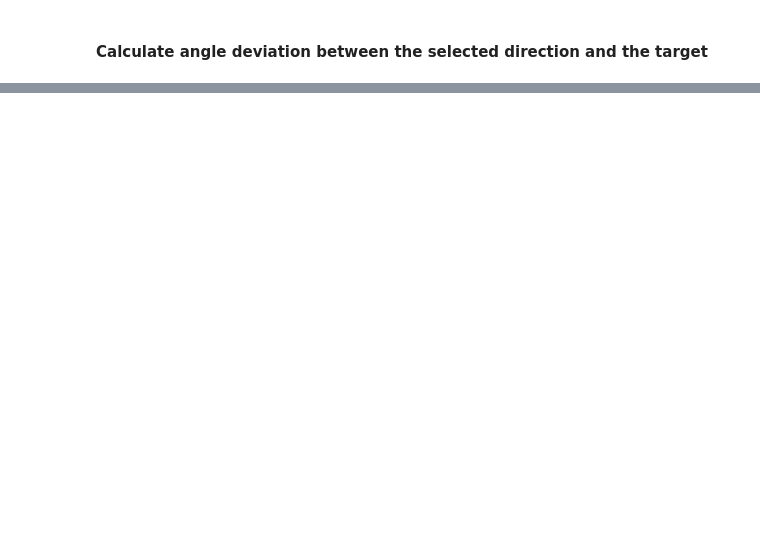
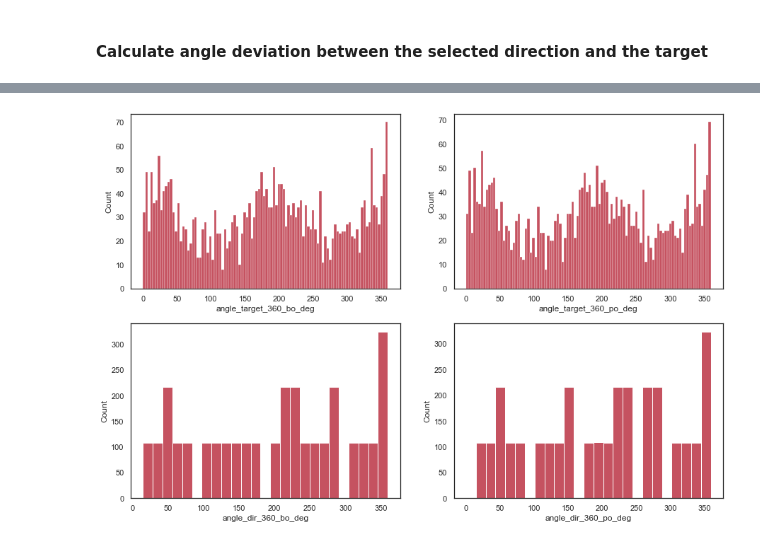
Before and after one commit to nora-maleki/humanA-pointing-task-analysis, a Jupyter notebook: analyses/01_main/01_preprocessing.ipynb, the cells around one changed output, grey strips where cells are left out. Cells and saved outputs as stored; diff of their text form; code cells hidden in the pictures; blank space fills up the shorter version.

```diff
--- a/analyses/01_main/01_preprocessing.ipynb
+++ b/analyses/01_main/01_preprocessing.ipynb
@@ -290,7 +375,2 @@ plt.show()
 # %% [markdown]
 #### Calculate angle deviation between the selected direction and the target
-# %%
-df_cleaned['signed_angle_rad'] = df_cleaned.theta_target_rad - df_cleaned.theta_direction_rad
-df_cleaned['signed_angle_deg'] = df_cleaned.theta_target_deg - df_cleaned.theta_direction_deg
-
-df_cleaned.signed_angle_deg.describe()
@@ -305,6 +376,0 @@ df_cleaned.signed_angle_deg.describe()
-# %%
-df_cleaned['angle_360_deg'] = np.where(
-    df_cleaned.signed_angle_deg < 0,
-    360 + df_cleaned.signed_angle_deg,
-    df_cleaned.signed_angle_deg
-)
@@ -330,0 +419,34 @@ df_cleaned[['target_position_x',
+# %%
+_, axes = plt.subplots(2, 2, figsize=(15,10))
+
+sns.histplot(
+    data=df_cleaned,
+    x='angle_target_360_bo_deg',
+    bins=100,
+    ax=axes[0,0]
+)
+
+sns.histplot(
+    data=df_cleaned,
+    x='angle_target_360_po_deg',
+    bins=100,
+    ax=axes[0,1]
+)
+
+sns.histplot(
+    data=df_cleaned,
+    x='angle_dir_360_bo_deg',
+    bins=25,
+    ax=axes[1,0]
+)
+
+sns.histplot(
+    data=df_cleaned,
+    x='angle_dir_360_po_deg',
+    bins=25,
+    ax=axes[1,1]
+)
+
+plt.show()
+# %% [output]
+[figure, added]
```
Also changed, not shown: parts of 36 cells of this notebook.
